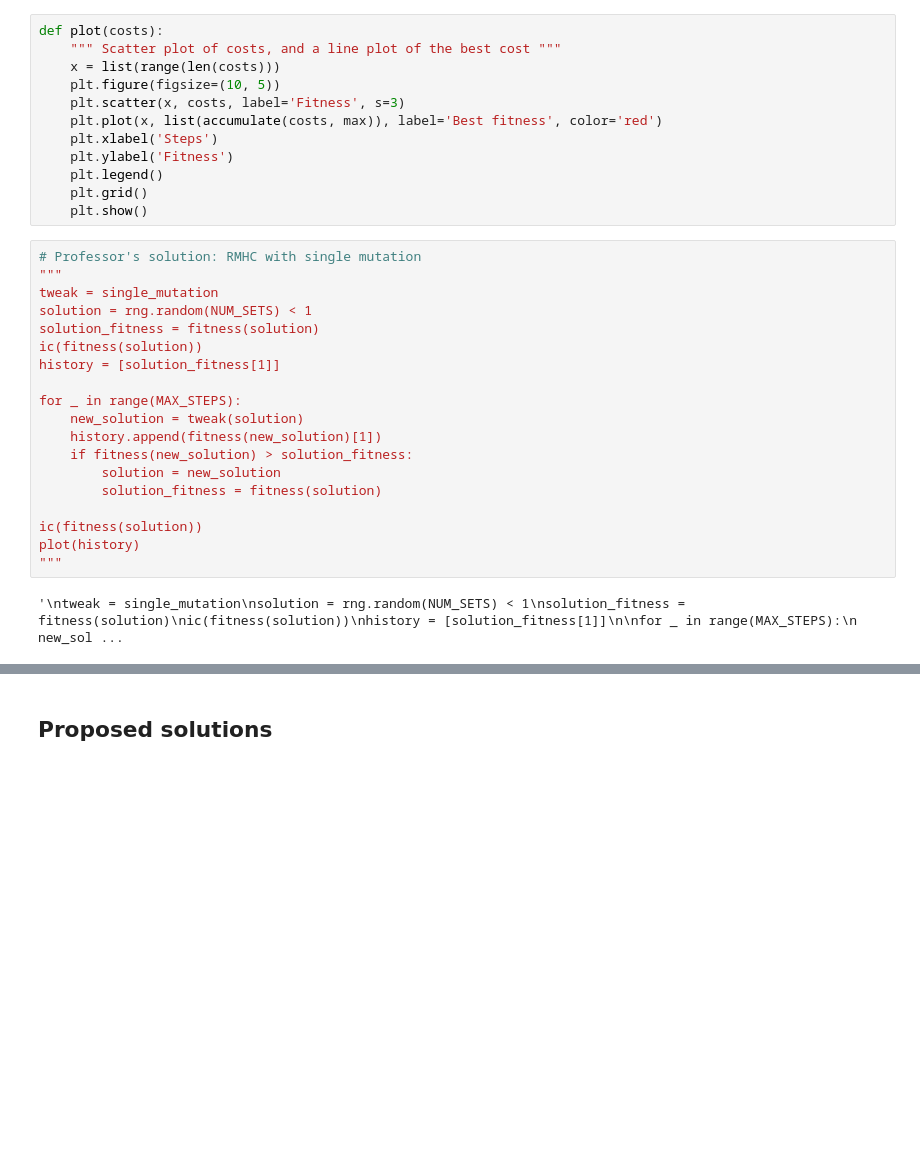
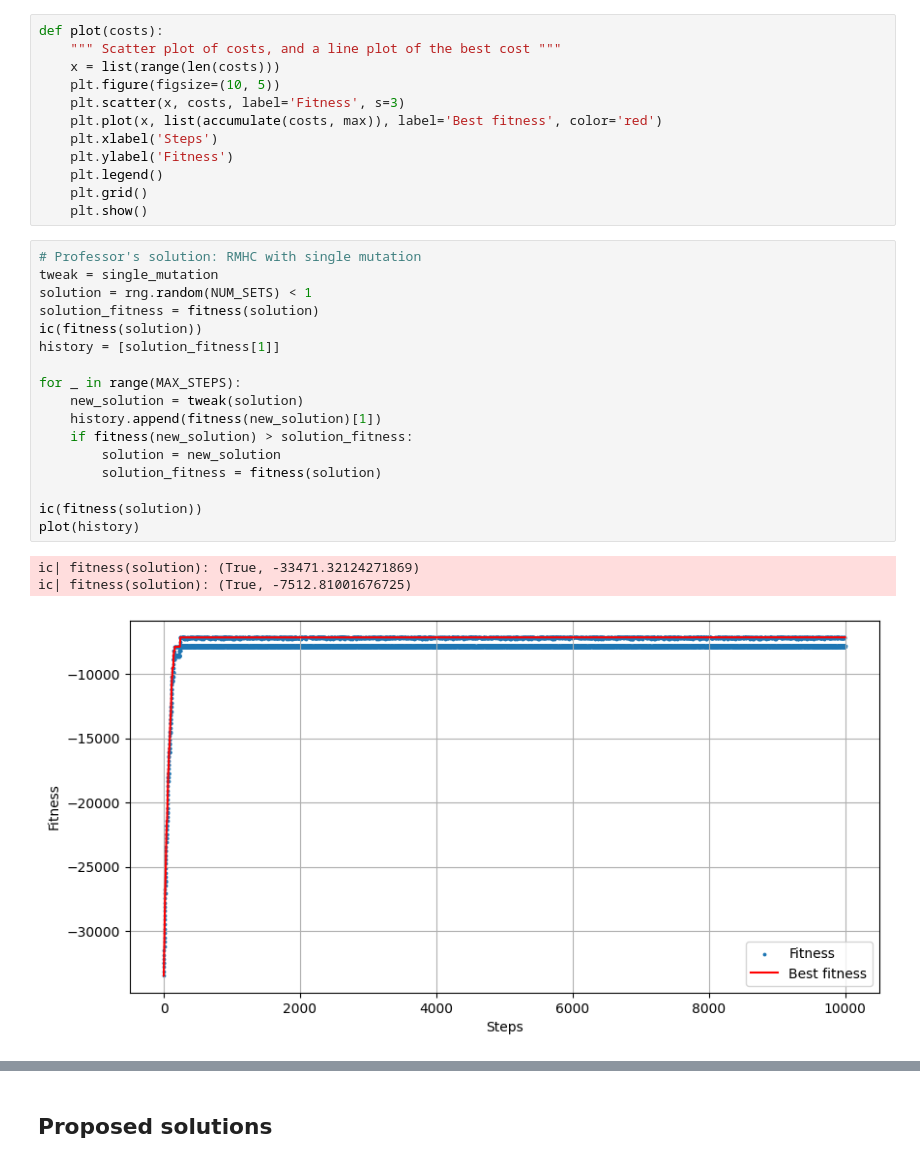
Before and after one commit to RonPlusSign/CI2024_lab1, a Jupyter notebook: set-cover.ipynb, the cells around one changed output, grey strips where cells are left out. Saved outputs shown, nothing was run; the diff lists cells and outputs as text; blank space fills up the shorter version.

```diff
--- a/set-cover.ipynb
+++ b/set-cover.ipynb
@@ -98,23 +98,23 @@ def plot(costs):
     plt.show()
 # %%
 # Professor's solution: RMHC with single mutation
-"""
 tweak = single_mutation
 solution = rng.random(NUM_SETS) < 1
 solution_fitness = fitness(solution)
 ic(fitness(solution))
 history = [solution_fitness[1]]
 
 for _ in range(MAX_STEPS):
     new_solution = tweak(solution)
     history.append(fitness(new_solution)[1])
     if fitness(new_solution) > solution_fitness:
         solution = new_solution
         solution_fitness = fitness(solution)
 
 ic(fitness(solution))
 plot(history)
-"""
 # %% [output]
-'\ntweak = single_mutation\nsolution = rng.random(NUM_SETS) < 1\nsolution_fitness = fitness(solution)\nic(fitness(solution))\nhistory = [solution_fitness[1]]\n\nfor _ in range(MAX_STEPS):\n    new_sol ...
+ic| fitness(solution): (True, -33471.32124271869)
+ic| fitness(solution): (True, -7512.81001676725)
+[figure, added]
 # %%
```
Also changed, not shown: parts of 8 cells of this notebook.
